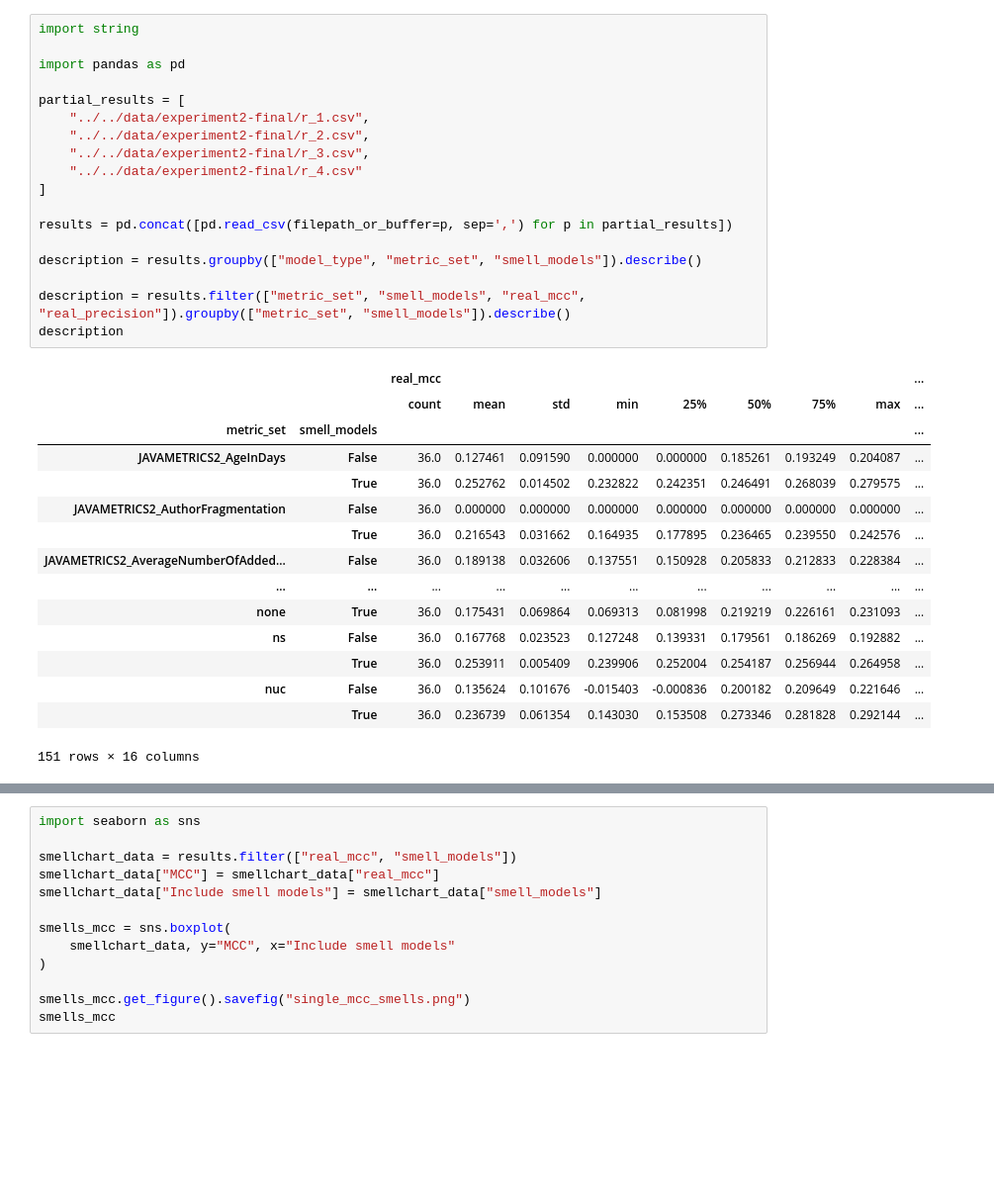
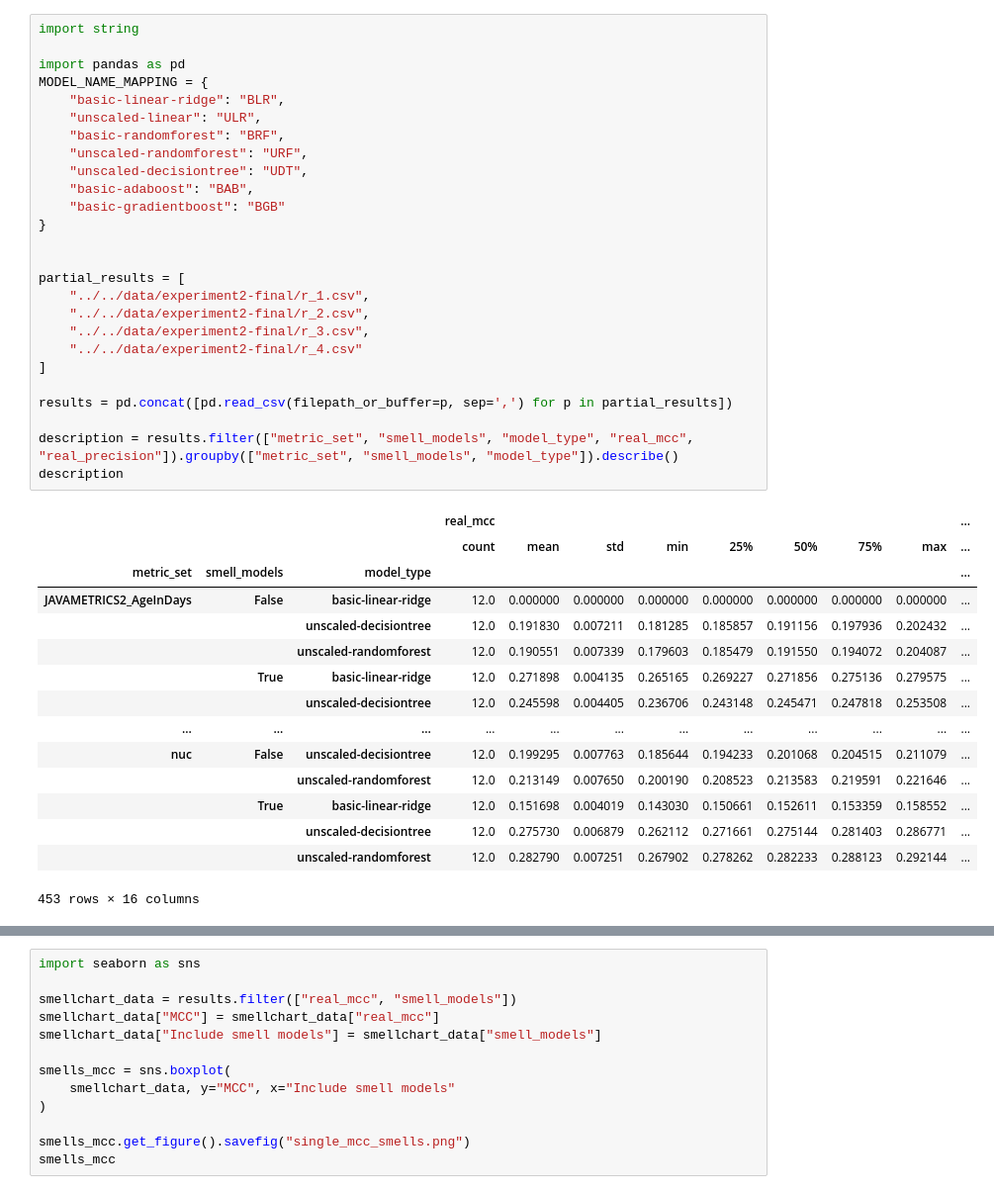
Before and after one commit to tlewowski/defect-prediction, a Jupyter notebook: manual_analysis/single_metric/defect-performance-single-metric.ipynb, the cells around one changed output, grey strips where cells are left out. Shown at 99% size. Drawn from its saved outputs; the diff is of its cells as text; blank space fills up the shorter version.

```diff
--- a/manual_analysis/single_metric/defect-performance-single-metric.ipynb
+++ b/manual_analysis/single_metric/defect-performance-single-metric.ipynb
@@ -1,37 +1,45 @@
 # %%
 import string
 
 import pandas as pd
+MODEL_NAME_MAPPING = {
+    "basic-linear-ridge": "BLR",
+    "unscaled-linear": "ULR",
+    "basic-randomforest": "BRF",
+    "unscaled-randomforest": "URF",
+    "unscaled-decisiontree": "UDT",
+    "basic-adaboost": "BAB",
+    "basic-gradientboost": "BGB"
+}
+
 
 partial_results = [
     "../../data/experiment2-final/r_1.csv",
     "../../data/experiment2-final/r_2.csv",
     "../../data/experiment2-final/r_3.csv",
     "../../data/experiment2-final/r_4.csv"
 ]
 
 results = pd.concat([pd.read_csv(filepath_or_buffer=p, sep=',') for p in partial_results])
 
-description = results.groupby(["model_type", "metric_set", "smell_models"]).describe()
-
-description = results.filter(["metric_set", "smell_models", "real_mcc", "real_precision"]).groupby(["metric_set", "smell_models"]).describe()
+description = results.filter(["metric_set", "smell_models", "model_type", "real_mcc", "real_precision"]).groupby(["metric_set", "smell_models", "model_type"]).describe()
 description
 # %% [output]
-|  |  | real_mcc |  |  |  |  |  |  |  | ... |
-|  |  | count | mean | std | min | 25% | 50% | 75% | max | ... |
-| metric_set | smell_models |  |  |  |  |  |  |  |  | ... |
-| JAVAMETRICS2_AgeInDays | False | 36.0 | 0.127461 | 0.091590 | 0.000000 | 0.000000 | 0.185261 | 0.193249 | 0.204087 | ... |
-|  | True | 36.0 | 0.252762 | 0.014502 | 0.232822 | 0.242351 | 0.246491 | 0.268039 | 0.279575 | ... |
-| JAVAMETRICS2_AuthorFragmentation | False | 36.0 | 0.000000 | 0.000000 | 0.000000 | 0.000000 | 0.000000 | 0.000000 | 0.000000 | ... |
-|  | True | 36.0 | 0.216543 | 0.031662 | 0.164935 | 0.177895 | 0.236465 | 0.239550 | 0.242576 | ... |
-| JAVAMETRICS2_AverageNumberOfAdded... | False | 36.0 | 0.189138 | 0.032606 | 0.137551 | 0.150928 | 0.205833 | 0.212833 | 0.228384 | ... |
-| ... | ... | ... | ... | ... | ... | ... | ... | ... | ... | ... |
-| none | True | 36.0 | 0.175431 | 0.069864 | 0.069313 | 0.081998 | 0.219219 | 0.226161 | 0.231093 | ... |
-| ns | False | 36.0 | 0.167768 | 0.023523 | 0.127248 | 0.139331 | 0.179561 | 0.186269 | 0.192882 | ... |
-|  | True | 36.0 | 0.253911 | 0.005409 | 0.239906 | 0.252004 | 0.254187 | 0.256944 | 0.264958 | ... |
-| nuc | False | 36.0 | 0.135624 | 0.101676 | -0.015403 | -0.000836 | 0.200182 | 0.209649 | 0.221646 | ... |
-|  | True | 36.0 | 0.236739 | 0.061354 | 0.143030 | 0.153508 | 0.273346 | 0.281828 | 0.292144 | ... |
+|  |  |  | real_mcc |  |  |  |  |  |  |  | ... |
+|  |  |  | count | mean | std | min | 25% | 50% | 75% | max | ... |
+| metric_set | smell_models | model_type |  |  |  |  |  |  |  |  | ... |
+| JAVAMETRICS2_AgeInDays | False | basic-linear-ridge | 12.0 | 0.000000 | 0.000000 | 0.000000 | 0.000000 | 0.000000 | 0.000000 | 0.000000 | ... |
+|  |  | unscaled-decisiontree | 12.0 | 0.191830 | 0.007211 | 0.181285 | 0.185857 | 0.191156 | 0.197936 | 0.202432 | ... |
+|  |  | unscaled-randomforest | 12.0 | 0.190551 | 0.007339 | 0.179603 | 0.185479 | 0.191550 | 0.194072 | 0.204087 | ... |
+|  | True | basic-linear-ridge | 12.0 | 0.271898 | 0.004135 | 0.265165 | 0.269227 | 0.271856 | 0.275136 | 0.279575 | ... |
+|  |  | unscaled-decisiontree | 12.0 | 0.245598 | 0.004405 | 0.236706 | 0.243148 | 0.245471 | 0.247818 | 0.253508 | ... |
+| ... | ... | ... | ... | ... | ... | ... | ... | ... | ... | ... | ... |
+| nuc | False | unscaled-decisiontree | 12.0 | 0.199295 | 0.007763 | 0.185644 | 0.194233 | 0.201068 | 0.204515 | 0.211079 | ... |
+|  |  | unscaled-randomforest | 12.0 | 0.213149 | 0.007650 | 0.200190 | 0.208523 | 0.213583 | 0.219591 | 0.221646 | ... |
+|  | True | basic-linear-ridge | 12.0 | 0.151698 | 0.004019 | 0.143030 | 0.150661 | 0.152611 | 0.153359 | 0.158552 | ... |
+|  |  | unscaled-decisiontree | 12.0 | 0.275730 | 0.006879 | 0.262112 | 0.271661 | 0.275144 | 0.281403 | 0.286771 | ... |
+|  |  | unscaled-randomforest | 12.0 | 0.282790 | 0.007251 | 0.267902 | 0.278262 | 0.282233 | 0.288123 | 0.292144 | ... |
-151 rows × 16 columns
+453 rows × 16 columns
 # %%
 import string
 
```
Also changed, not shown: parts of 6 cells of this notebook, 3 other files.
